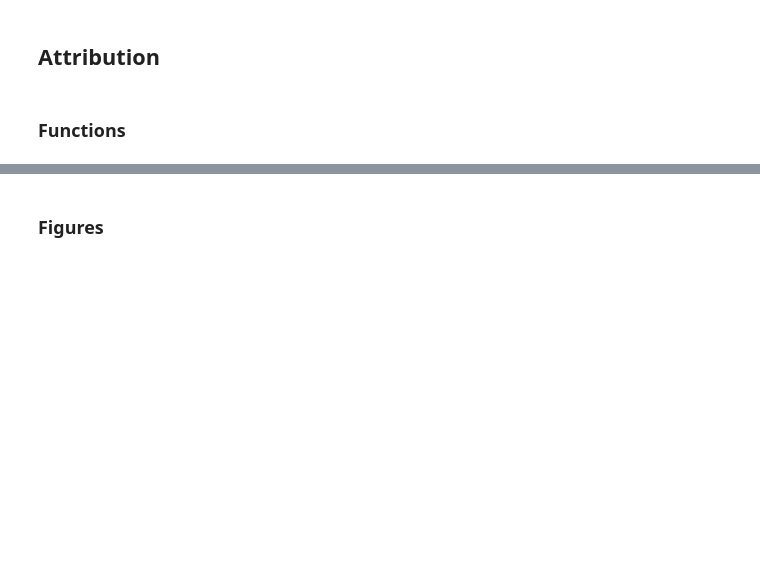
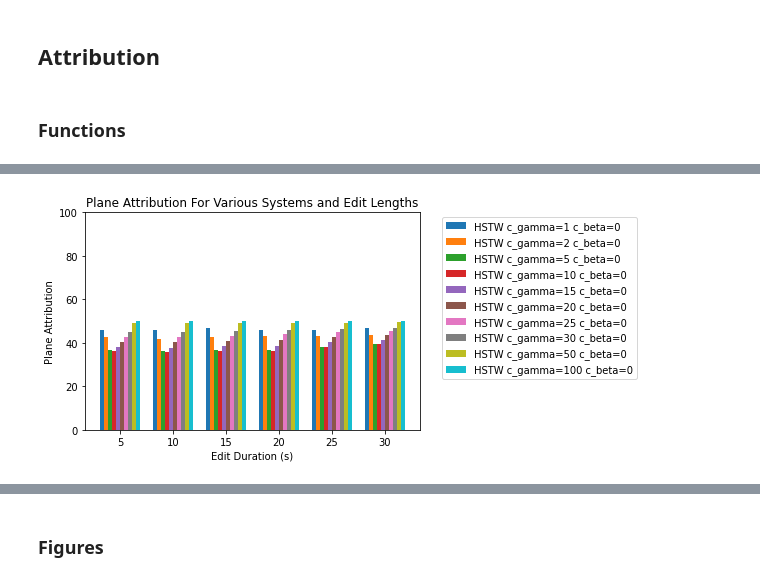
Before and after one commit to HMC-MIR/HSTW, a Jupyter notebook: 06_music_eval.ipynb, the cells around one changed output, grey strips where cells are left out. Saved outputs shown, nothing was run; the diff lists cells and outputs as text; code cells hidden in the pictures; blank space fills up the shorter version.

Commit message:
Update attribution code

```diff
--- a/06_music_eval.ipynb
+++ b/06_music_eval.ipynb
@@ -584,0 +663,34 @@ def calc_ROC(attributions):
+# %%
+def plotPlaneAttr(systemsToPlot, legend, timesToPlot=[5,10,15,20,25,30]):
+    # find attribution
+    planeAttr = np.zeros((len(timesToPlot), len(systemsToPlot)))
+    for i, t in enumerate(timesToPlot):
+        EVALUATIONS_ROOT = '/home/cchang/ttmp/partial_match/%s/evaluations/attribution_plane/align_clean_to_%ss/' % (cfg, t)
+
+        for j, f in enumerate(systemsToPlot):
+            fp, fn = planeAttribToFPFN(EVALUATIONS_ROOT + f)
+            planeAttr[i, j] = (fp + fn) / 2
+
+    # plot attribution
+    x = np.arange(len(timesToPlot))
+    numBars = len(systemsToPlot)
+    width = 0.75 / numBars
+
+    for i in range(numBars):
+        plt.bar(x - width * (numBars / 2) + (i + 1/2) * width, planeAttr[:,i] * 100, width)
+
+    plt.ylim(0,100)
+    plt.ylabel("Plane Attribution")
+
+    plt.xlabel("Edit Duration (s)")
+    plt.xticks(x, times)
+
+    plt.legend(legend, bbox_to_anchor=(1.05, 1))
+    plt.title("Plane Attribution For Various Systems and Edit Lengths")
+# %%
+allgammas = [1,2,5,10,15,20,25,30,50,100]
+systemsToPlot = ['hstw_gamma_%s_beta_0.pkl'%g for g in allgammas]
+legend = ["HSTW c_gamma=%s c_beta=0" %g for g in allgammas]
+plotPlaneAttr(systemsToPlot, legend)
+# %% [output]
+[figure, added]
```
Also changed, not shown: parts of 19 cells of this notebook, 3 other files.
